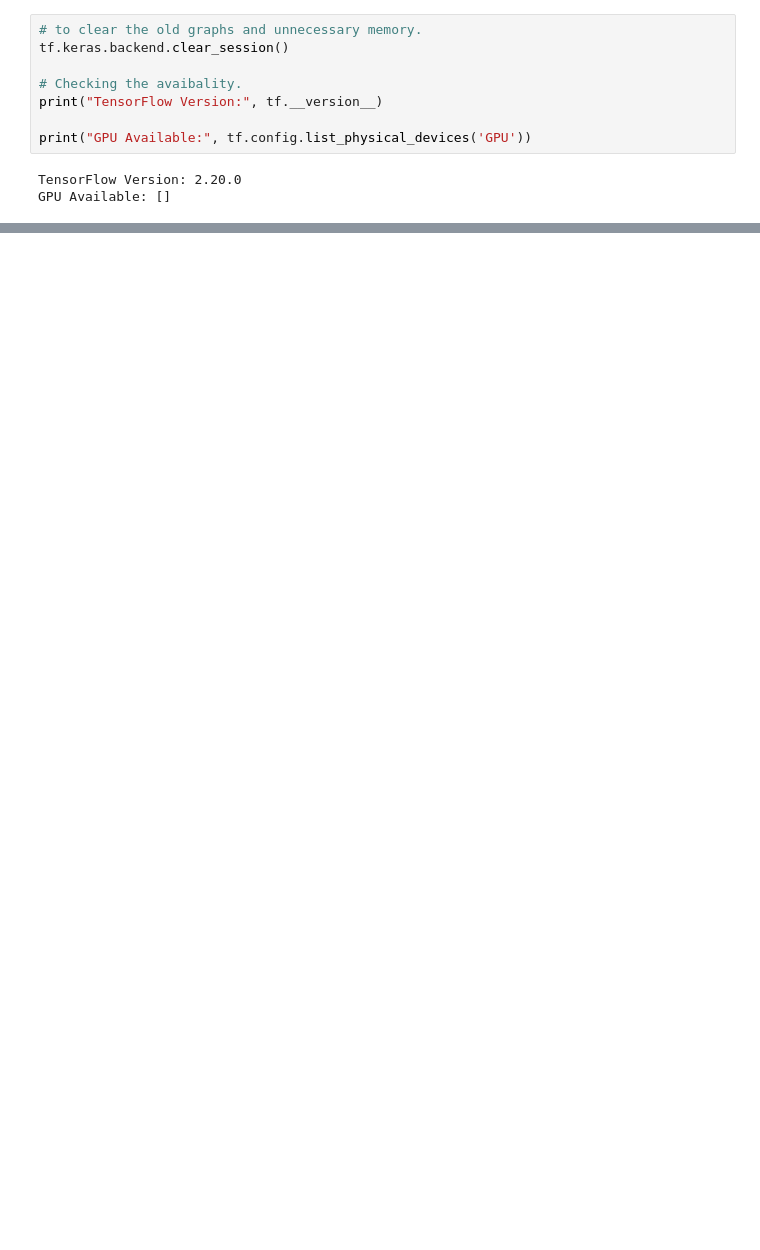
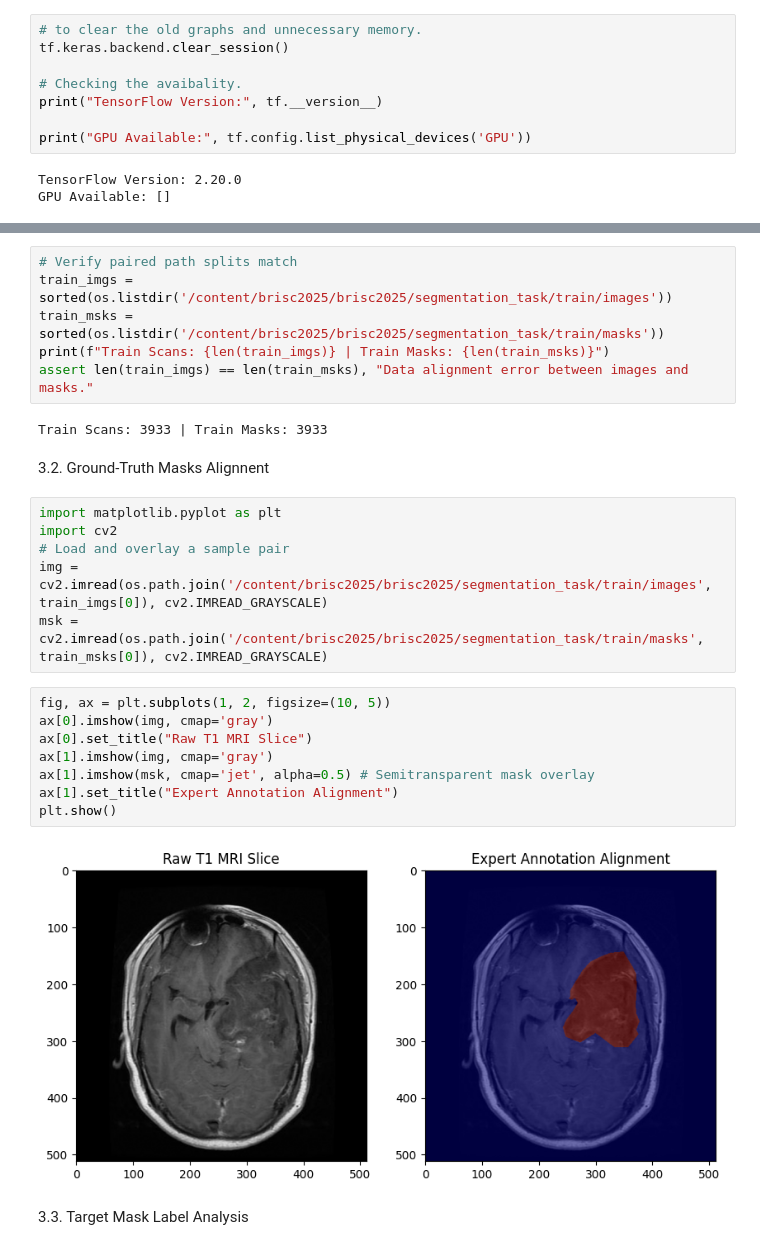
Before and after one commit to Hahaitsriya/MRI_Brain_Tumor_Segementation, a Jupyter notebook: MRI_Brain_Tumor_Segmentation.ipynb, the cells around one changed output, grey strips where cells are left out. Cells and saved outputs as stored; diff of their text form; blank space fills up the shorter version.

Commit message:
EDA & Preprocessed Data.

```diff
--- a/MRI_Brain_Tumor_Segmentation.ipynb
+++ b/MRI_Brain_Tumor_Segmentation.ipynb
@@ -43,0 +125,28 @@ Saving kaggle (3).json to kaggle (3).json
+# %%
+# Verify paired path splits match
+train_imgs = sorted(os.listdir('/content/brisc2025/brisc2025/segmentation_task/train/images'))
+train_msks = sorted(os.listdir('/content/brisc2025/brisc2025/segmentation_task/train/masks'))
+print(f"Train Scans: {len(train_imgs)} | Train Masks: {len(train_msks)}")
+assert len(train_imgs) == len(train_msks), "Data alignment error between images and masks."
+# %% [output]
+Train Scans: 3933 | Train Masks: 3933
+# %% [markdown]
+3.2. Ground-Truth Masks Alignnent
+# %%
+import matplotlib.pyplot as plt
+import cv2
+# Load and overlay a sample pair
+img = cv2.imread(os.path.join('/content/brisc2025/brisc2025/segmentation_task/train/images', train_imgs[0]), cv2.IMREAD_GRAYSCALE)
+msk = cv2.imread(os.path.join('/content/brisc2025/brisc2025/segmentation_task/train/masks', train_msks[0]), cv2.IMREAD_GRAYSCALE)
+# %%
+fig, ax = plt.subplots(1, 2, figsize=(10, 5))
+ax[0].imshow(img, cmap='gray')
+ax[0].set_title("Raw T1 MRI Slice")
+ax[1].imshow(img, cmap='gray')
+ax[1].imshow(msk, cmap='jet', alpha=0.5) # Semitransparent mask overlay
+ax[1].set_title("Expert Annotation Alignment")
+plt.show()
+# %% [output]
+[figure, added]
+# %% [markdown]
+3.3. Target Mask Label Analysis
```
Also changed, not shown: parts of 38 cells of this notebook.
